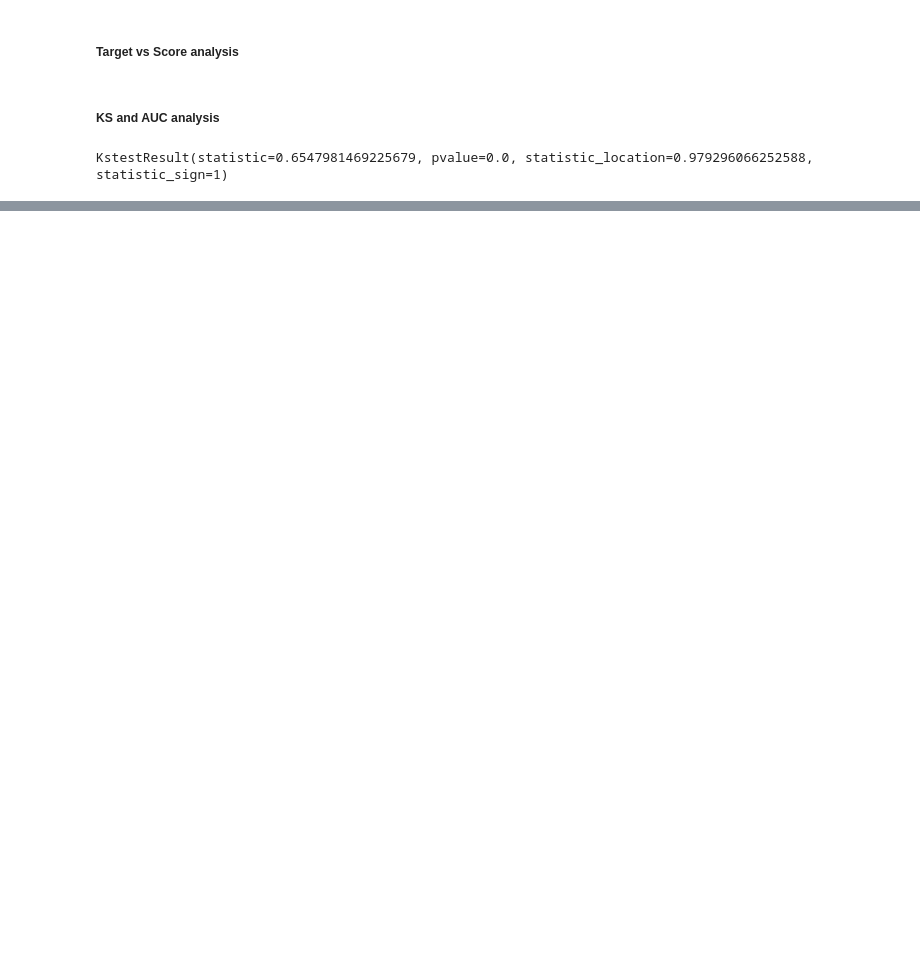
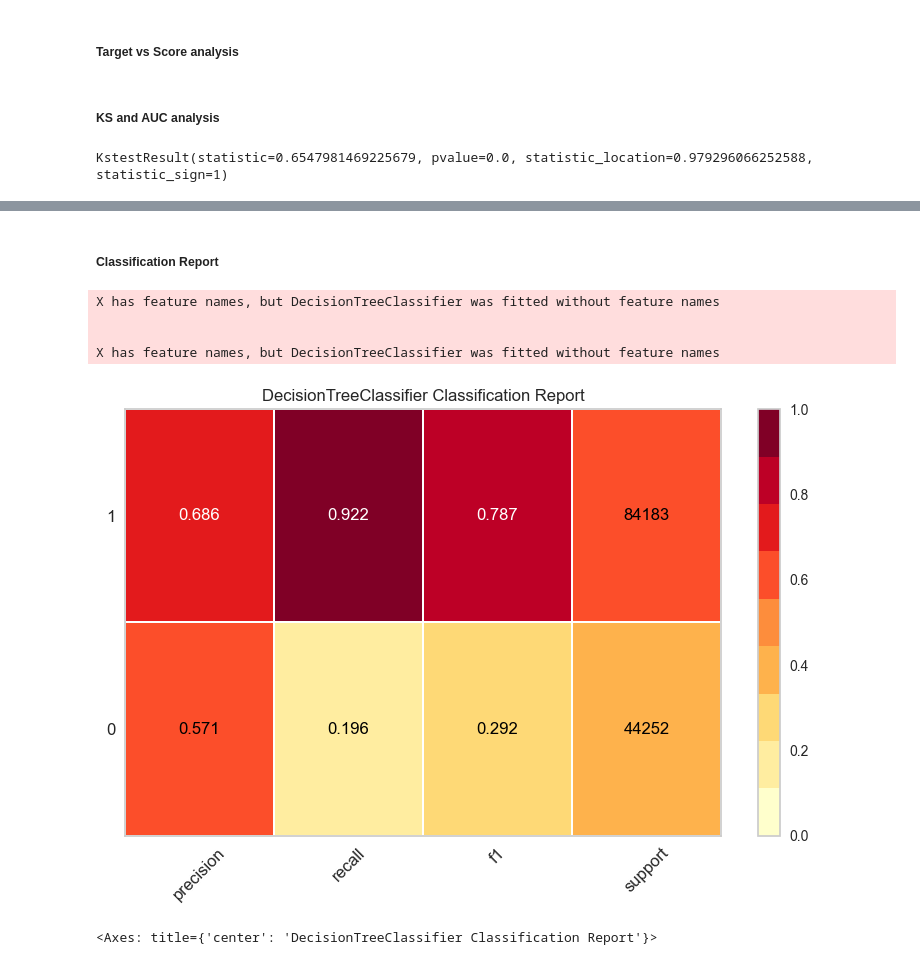
Before and after one commit to yvesemmanuel/machine_learning, a Jupyter notebook: credit analysis/decision_tree/evaluation.ipynb, the cells around one changed output, grey strips where cells are left out. Saved outputs shown, nothing was run; the diff lists cells and outputs as text; code cells hidden in the pictures; blank space fills up the shorter version.

```diff
--- a/credit analysis/decision_tree/evaluation.ipynb
+++ b/credit analysis/decision_tree/evaluation.ipynb
@@ -92,0 +143,16 @@ NameError: name 'ROCAUC' is not defined
+# %% [markdown]
+##### Classification Report
+# %%
+visualizer = ClassificationReport(model, classes=[0, 1], support=True)
+
+visualizer.fit(X_train, y_train)
+visualizer.score(X_test, y_test)
+
+visualizer.show()
+# %% [output]
+X has feature names, but DecisionTreeClassifier was fitted without feature names
+
+
+X has feature names, but DecisionTreeClassifier was fitted without feature names
+[figure, added]
+<Axes: title={'center': 'DecisionTreeClassifier Classification Report'}>
```
Also changed, not shown: parts of 8 cells of this notebook, 3 other files.
